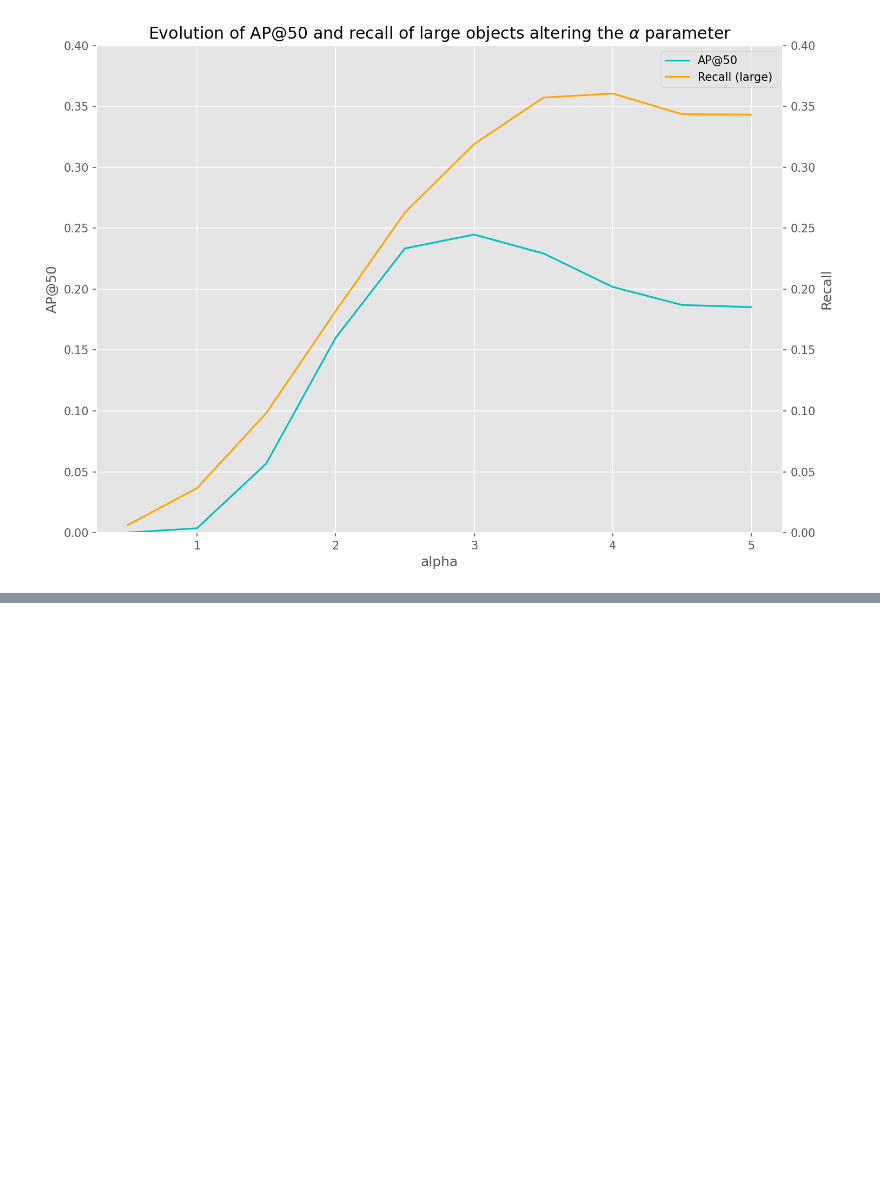
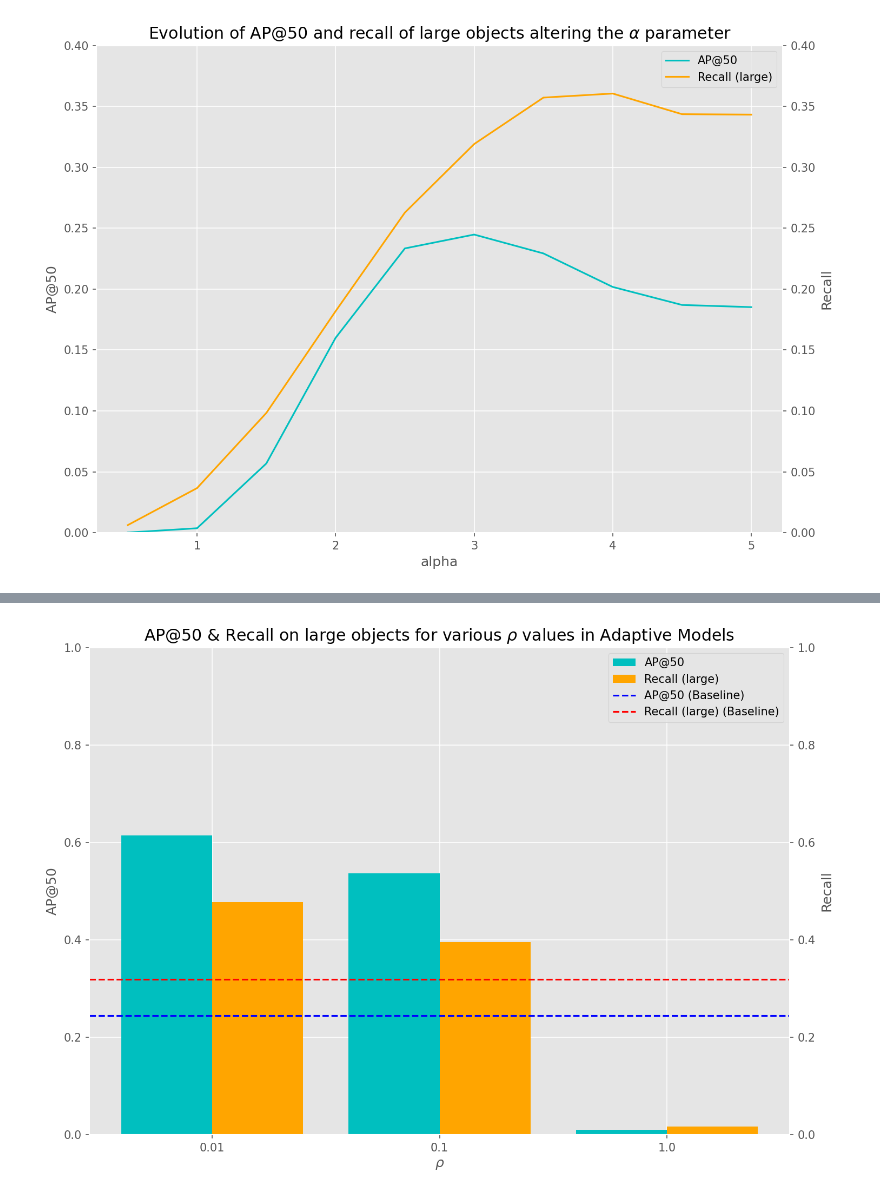
Before and after one commit to mcv-m6-video/mcv-m6-2022-team1, a Jupyter notebook: w2/slide_figures.ipynb, the cells around one changed output, grey strips where cells are left out. Drawn from its saved outputs; the diff is of its cells as text; code cells hidden in the pictures; blank space fills up the shorter version.

```diff
--- a/w2/slide_figures.ipynb
+++ b/w2/slide_figures.ipynb
@@ -128,3 +205,41 @@ plt.close()
+# %%
+import matplotlib.pyplot as plt
+
+names = [0.01, 0.1, 1.0]
+
+plt.figure(dpi=150, figsize=(10, 7))
+plt.style.use('ggplot')
+plt.title(r"AP@50 & Recall on large objects for various $\rho$ values in Adaptive Models")
+plt.xlabel(r"$\rho$")
+
+pos_x = np.arange(3)
+pos_ap_x = pos_x - 0.2
+pos_re_x = pos_x + 0.2
+
+ax1 = plt.subplot()
+ax2 = ax1.twinx()
+ax2.grid(False)
+
+l1 = ax1.bar(x=pos_ap_x, height=ap50, width=0.4,color='c')
+ax1.set_ylabel("AP@50")
+ax1.set_ylim([0, 1.0])
+
+l2 = ax2.bar(x=pos_re_x, height=reclarge, width=0.4, color="orange")
+ax2.set_ylabel("Recall")
+ax2.set_ylim([0, 1.0])
+ax1.set_xticks(pos_x, labels=names)
+
+l3 = ax2.axhline(y=best_ours_ap, color='blue', linestyle='--', label="AP@50 (Baseline)")
+l4 = ax2.axhline(y=best_ours_rec, color='red', linestyle='--', label="Recall (large) (Baseline)")
+
+
+plt.legend([l1, l2, l3, l4], ["AP@50", "Recall (large)", "AP@50 (Baseline)", "Recall (large) (Baseline)"])
+plt.tight_layout()
+plt.savefig("./plots/t22_comparison.png")
+plt.show()
+plt.close()
+# %% [output]
+[figure, added]
 # %%
 out_path = Path(
     "/home/pau/Documents/master/M6/project/data/AICity_data/AICity_data/train/"
```
Also changed, not shown: parts of 5 cells of this notebook, 36 other files.
